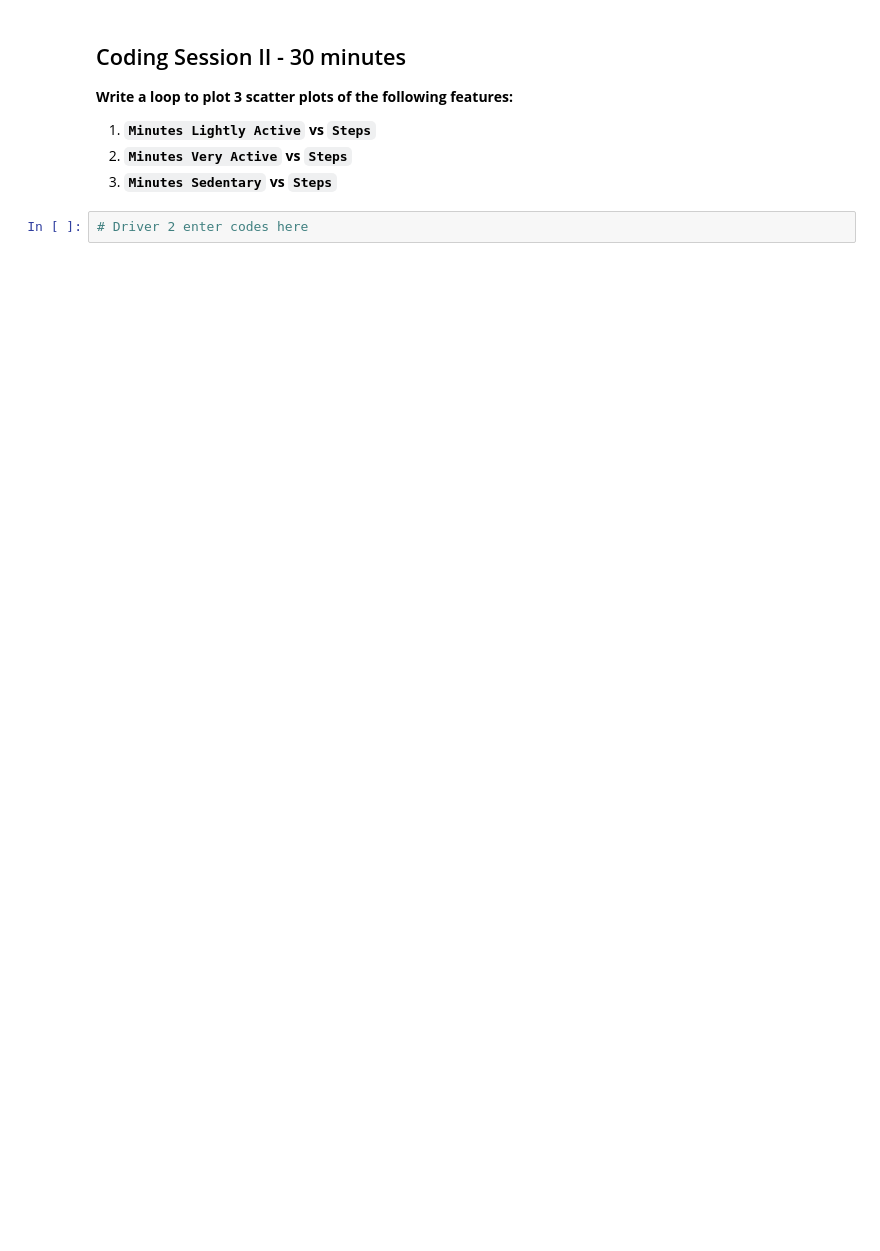
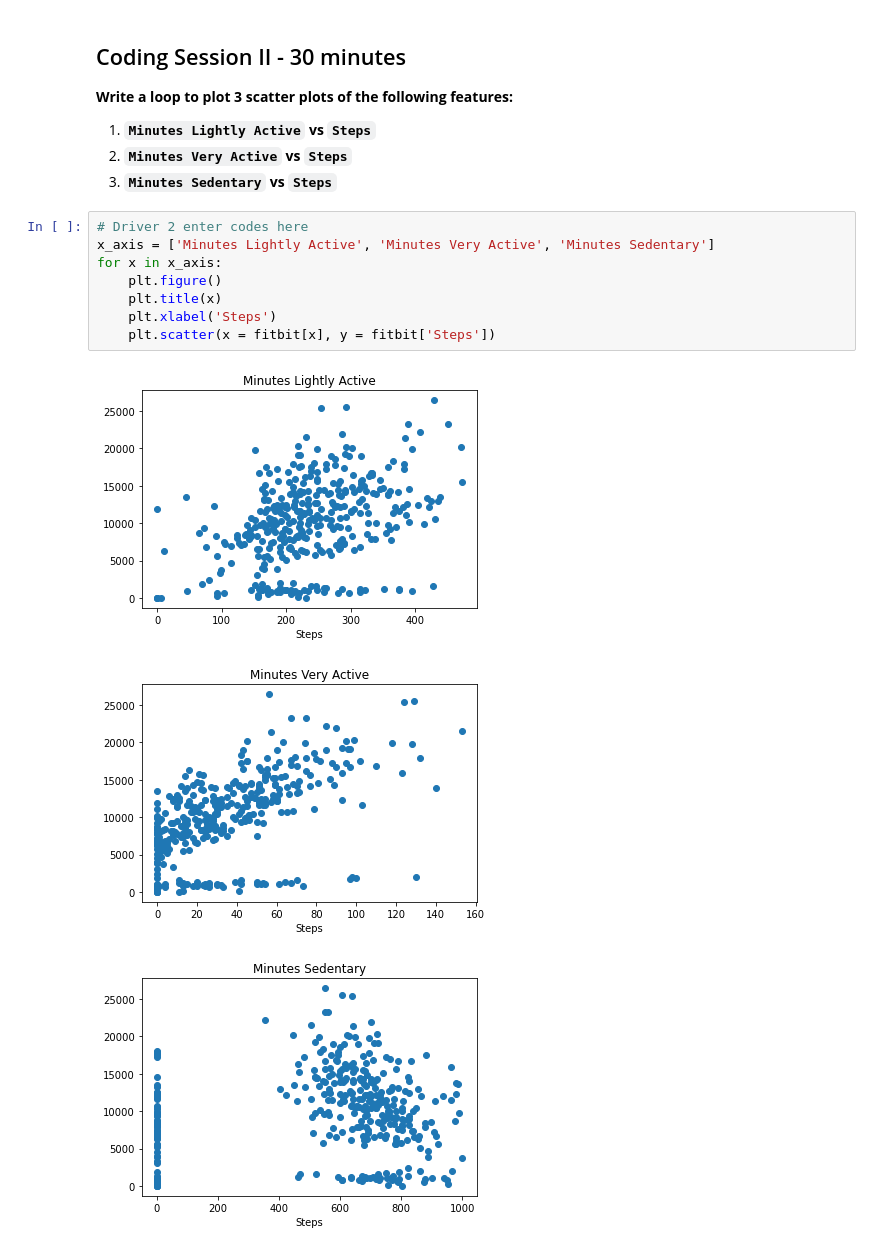
Before and after one commit to ta-data-mexpt/lab-matplotlib-seaborn, a Jupyter notebook: your-code/challenge-2.ipynb, the cells around one changed output. Cells and saved outputs as stored; diff of their text form; blank space fills up the shorter version.

```diff
--- a/your-code/challenge-2.ipynb
+++ b/your-code/challenge-2.ipynb
@@ -55,5 +65,15 @@ Hints:
 1. **`Minutes Lightly Active`  vs `Steps`**
 1. **`Minutes Very Active` vs `Steps`**
 1. **`Minutes Sedentary` vs `Steps`**
-# %%
-# Driver 2 enter codes here
+# %%
+# Driver 2 enter codes here
+x_axis = ['Minutes Lightly Active', 'Minutes Very Active', 'Minutes Sedentary']
+for x in x_axis:
+    plt.figure()
+    plt.title(x)
+    plt.xlabel('Steps')
+    plt.scatter(x = fitbit[x], y = fitbit['Steps'])
+# %% [output]
+[figure, added]
+[figure, added]
+[figure, added]
```
Also changed, not shown: parts of 2 cells of this notebook, 1 other file.
